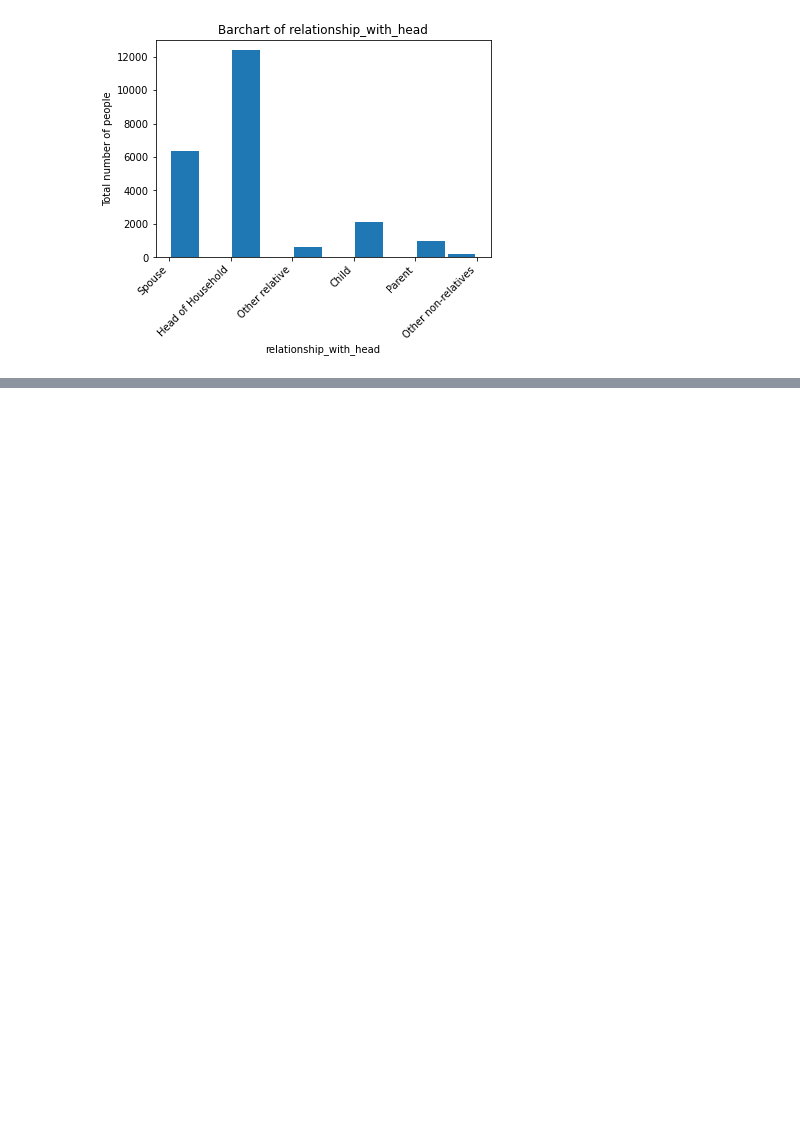
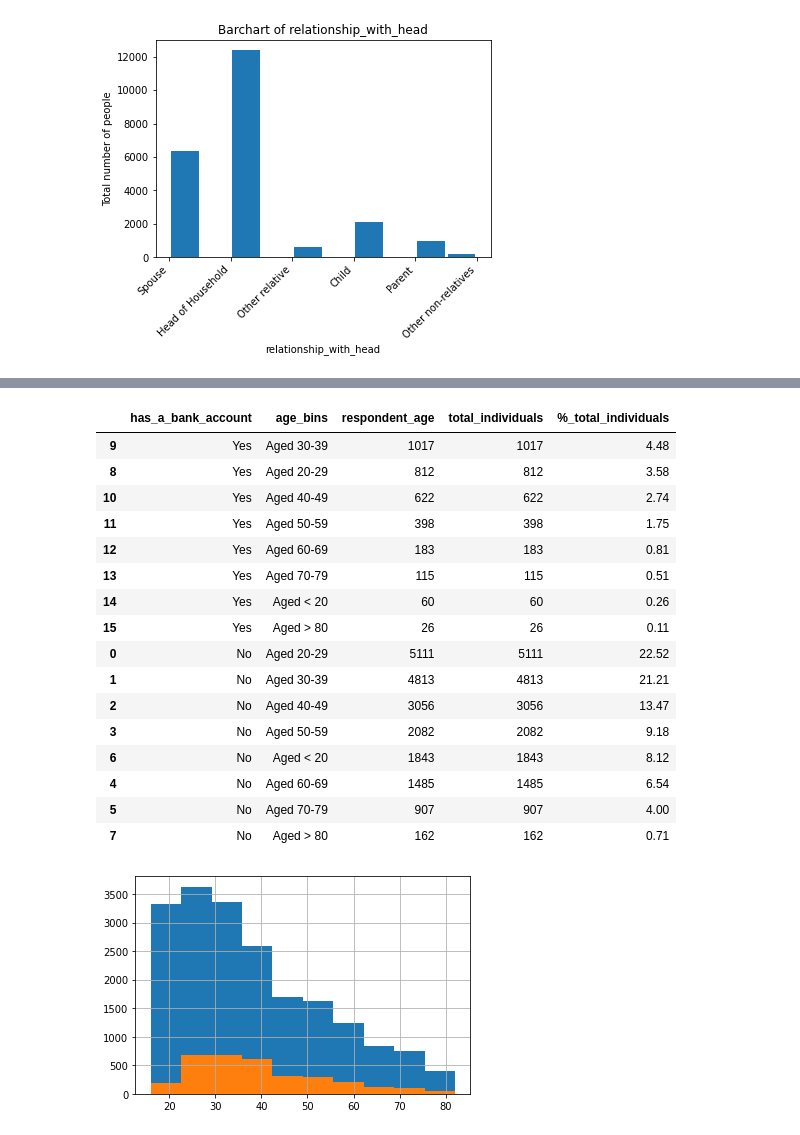
Before and after one commit to nchebet09/Week-2-Core-IP, a Jupyter notebook: Naomi's_Core_IP_Week_2.ipynb, the cells around one changed output, grey strips where cells are left out. Saved outputs shown, nothing was run; the diff lists cells and outputs as text; code cells hidden in the pictures; blank space fills up the shorter version.

```diff
--- a/Naomi's_Core_IP_Week_2.ipynb
+++ b/Naomi's_Core_IP_Week_2.ipynb
@@ -496,0 +490,45 @@ financial_cleaned.head()
+# %%
+# 2. respondent age:
+
+# used a histogram for visualization
+financial_cleaned.groupby('has_a_bank_account').respondent_age.hist()
+
+# for the age column, we first created age groups for defferent decades as shown with the code below:
+financial_cleaned['age_bins'] = 'Aged < 20'
+financial_cleaned.loc[financial_cleaned['respondent_age'] >= 20, 'age_bins'] = 'Aged 20-29'
+financial_cleaned.loc[financial_cleaned['respondent_age'] >= 30, 'age_bins'] = 'Aged 30-39'
+financial_cleaned.loc[financial_cleaned['respondent_age'] >= 40, 'age_bins'] = 'Aged 40-49'
+financial_cleaned.loc[financial_cleaned['respondent_age'] >= 50, 'age_bins'] = 'Aged 50-59'
+financial_cleaned.loc[financial_cleaned['respondent_age'] >= 60, 'age_bins'] = 'Aged 60-69'
+financial_cleaned.loc[financial_cleaned['respondent_age'] >= 70, 'age_bins'] = 'Aged 70-79'
+financial_cleaned.loc[financial_cleaned['respondent_age'] >= 80, 'age_bins'] = 'Aged > 80'
+
+# then calculated the percentage of total individuals to standardize the data and help derive more meaningful insights
+bank_age = financial_cleaned[['respondent_age', 'age_bins','has_a_bank_account', 'uniqueid' ]]
+
+bank_age_grouped = bank_age.groupby(['has_a_bank_account','age_bins']).count().reset_index()
+bank_age_grouped
+bank_age_grouped.rename(columns={'uniqueid':'total_individuals'}, inplace=True)
+bank_age_grouped
+
+bank_age_grouped['%_total_individuals'] = round(bank_age_grouped ['total_individuals']/bank_age_grouped['total_individuals'].sum()*100, 2)
+bank_age_grouped.sort_values (by=['has_a_bank_account','%_total_individuals'],ascending =False)
+# %% [output]
+|  | has_a_bank_account | age_bins | respondent_age | total_individuals | %_total_individuals |
+| 9 | Yes | Aged 30-39 | 1017 | 1017 | 4.48 |
+| 8 | Yes | Aged 20-29 | 812 | 812 | 3.58 |
+| 10 | Yes | Aged 40-49 | 622 | 622 | 2.74 |
+| 11 | Yes | Aged 50-59 | 398 | 398 | 1.75 |
+| 12 | Yes | Aged 60-69 | 183 | 183 | 0.81 |
+| 13 | Yes | Aged 70-79 | 115 | 115 | 0.51 |
+| 14 | Yes | Aged < 20 | 60 | 60 | 0.26 |
+| 15 | Yes | Aged > 80 | 26 | 26 | 0.11 |
+| 0 | No | Aged 20-29 | 5111 | 5111 | 22.52 |
+| 1 | No | Aged 30-39 | 4813 | 4813 | 21.21 |
+| 2 | No | Aged 40-49 | 3056 | 3056 | 13.47 |
+| 3 | No | Aged 50-59 | 2082 | 2082 | 9.18 |
+| 6 | No | Aged < 20 | 1843 | 1843 | 8.12 |
+| 4 | No | Aged 60-69 | 1485 | 1485 | 6.54 |
+| 5 | No | Aged 70-79 | 907 | 907 | 4.00 |
+| 7 | No | Aged > 80 | 162 | 162 | 0.71 |
+[figure, added]
```
Also changed, not shown: parts of 37 cells of this notebook.
